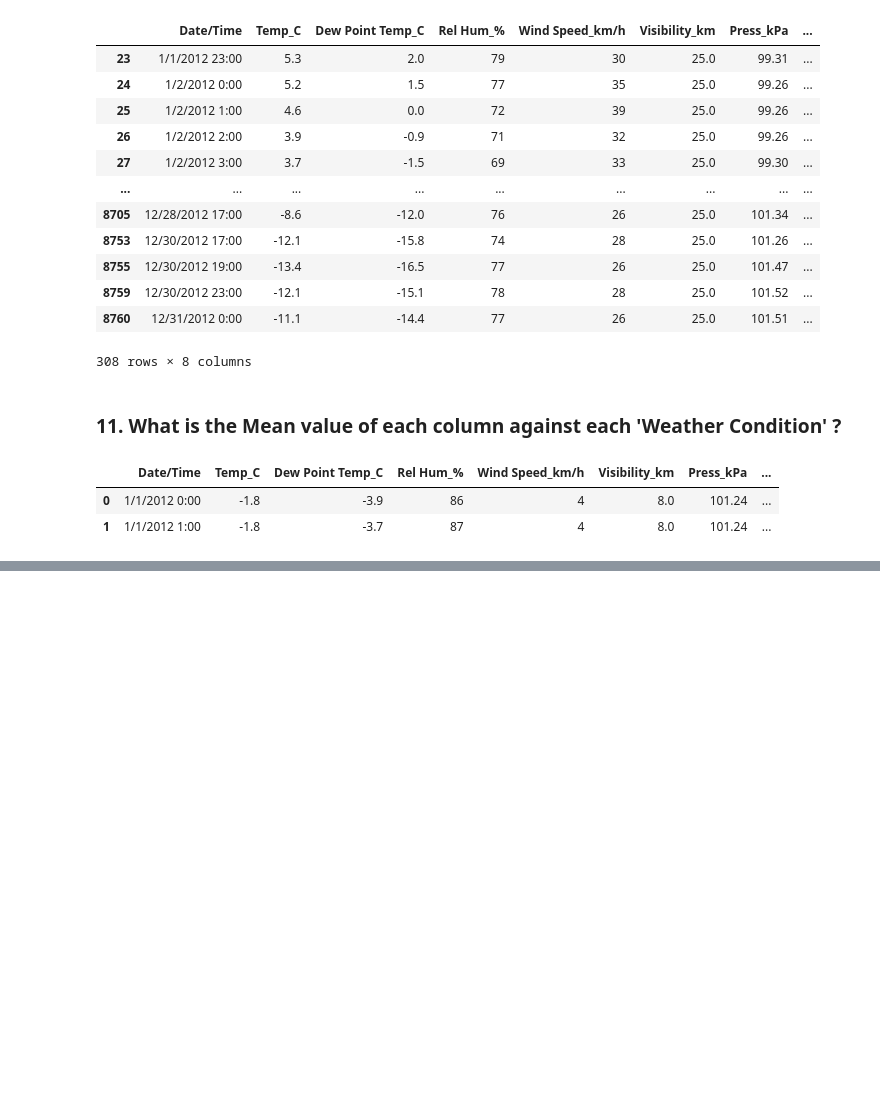
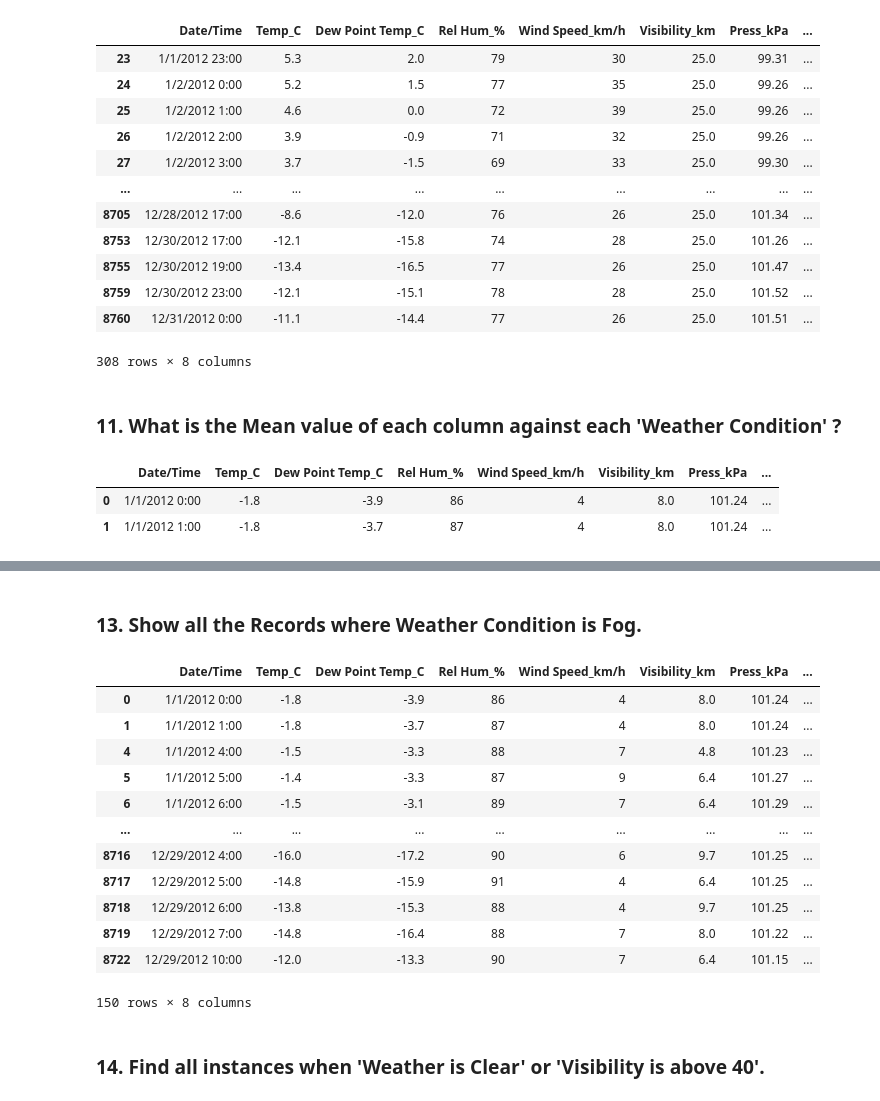
Before and after one commit to aimanhaziqmy/Data-analytics-weather-dataset, a Jupyter notebook: Weather_dataset.ipynb, the cells around one changed output, grey strips where cells are left out. Cells and saved outputs as stored; diff of their text form; code cells hidden in the pictures; blank space fills up the shorter version.

```diff
--- a/Weather_dataset.ipynb
+++ b/Weather_dataset.ipynb
@@ -447,0 +519,20 @@ data.head(2)
+# %% [markdown]
+### 13. Show all the Records where Weather Condition  is Fog.
+# %%
+data[data['Weather Condition'] == 'Fog']
+# %% [output]
+|  | Date/Time | Temp_C | Dew Point Temp_C | Rel Hum_% | Wind Speed_km/h | Visibility_km | Press_kPa | ... |
+| 0 | 1/1/2012 0:00 | -1.8 | -3.9 | 86 | 4 | 8.0 | 101.24 | ... |
+| 1 | 1/1/2012 1:00 | -1.8 | -3.7 | 87 | 4 | 8.0 | 101.24 | ... |
+| 4 | 1/1/2012 4:00 | -1.5 | -3.3 | 88 | 7 | 4.8 | 101.23 | ... |
+| 5 | 1/1/2012 5:00 | -1.4 | -3.3 | 87 | 9 | 6.4 | 101.27 | ... |
+| 6 | 1/1/2012 6:00 | -1.5 | -3.1 | 89 | 7 | 6.4 | 101.29 | ... |
+| ... | ... | ... | ... | ... | ... | ... | ... | ... |
+| 8716 | 12/29/2012 4:00 | -16.0 | -17.2 | 90 | 6 | 9.7 | 101.25 | ... |
+| 8717 | 12/29/2012 5:00 | -14.8 | -15.9 | 91 | 4 | 6.4 | 101.25 | ... |
+| 8718 | 12/29/2012 6:00 | -13.8 | -15.3 | 88 | 4 | 9.7 | 101.25 | ... |
+| 8719 | 12/29/2012 7:00 | -14.8 | -16.4 | 88 | 7 | 8.0 | 101.22 | ... |
+| 8722 | 12/29/2012 10:00 | -12.0 | -13.3 | 90 | 7 | 6.4 | 101.15 | ... |
+150 rows × 8 columns
+# %% [markdown]
+### 14. Find all instances when 'Weather is Clear' or 'Visibility is above 40'.
```
Also changed, not shown: parts of 9 cells of this notebook.
